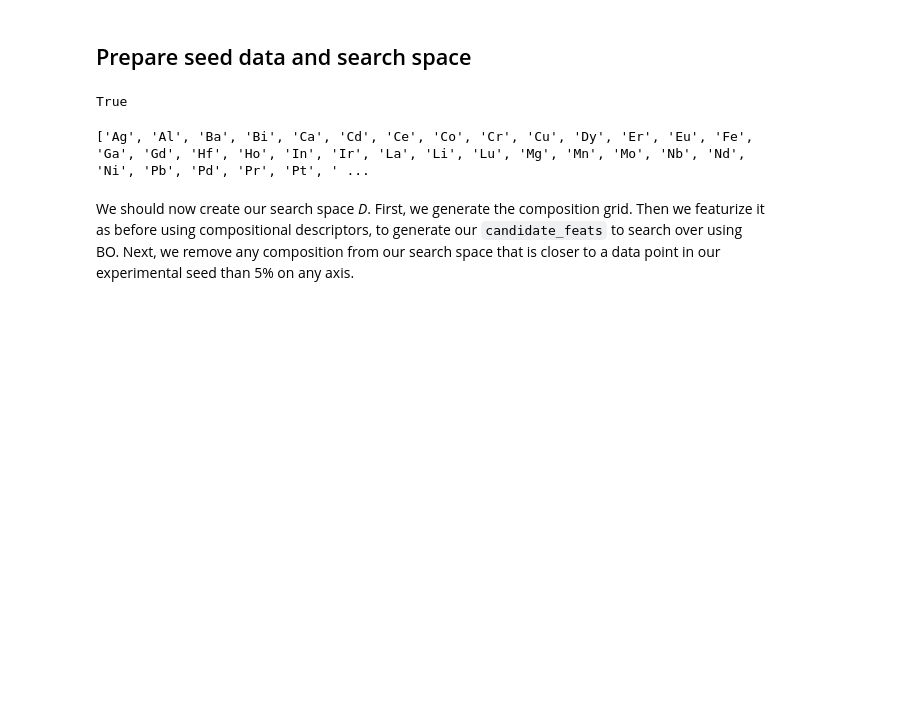
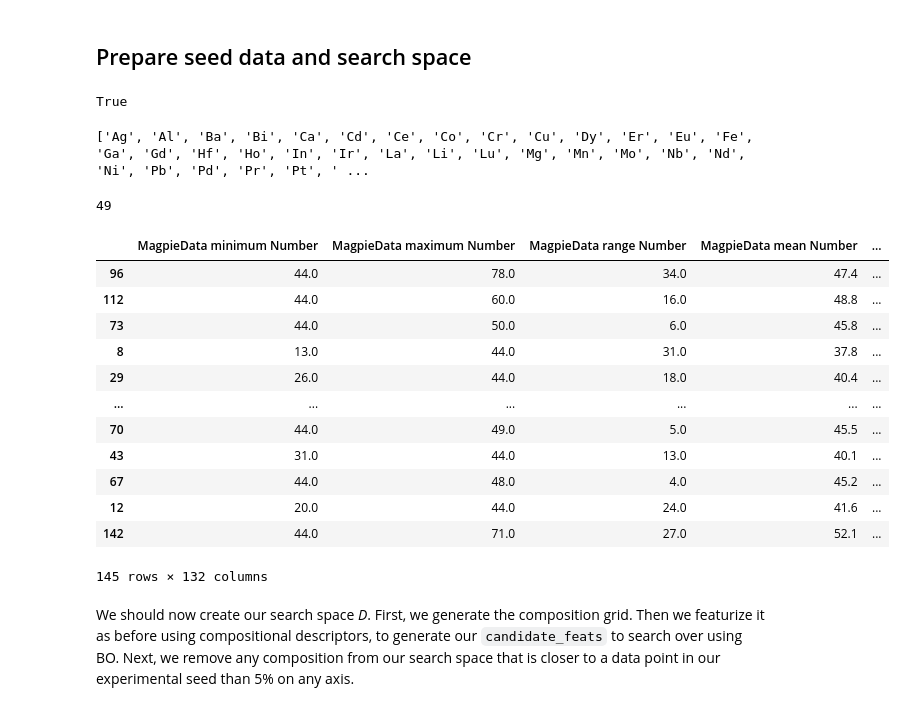
Before and after one commit to zonszer/ML-NP-design_test, a Jupyter notebook: SINP_BO_SPBCL-STEM_modify.ipynb, the cells around one changed output. Cells and saved outputs as stored; diff of their text form; code cells hidden in the pictures; blank space fills up the shorter version.

```diff
--- a/SINP_BO_SPBCL-STEM_modify.ipynb
+++ b/SINP_BO_SPBCL-STEM_modify.ipynb
@@ -55,23 +55,41 @@ for formula in list(df['formula'].values):
 unique_elements = sorted(list(unique_elements))
 
 print(unique_elements)
+unique_elements = set(unique_elements)
 len(unique_elements)
-unique_elements = set(unique_elements)
 # %% [output]
 ['Ag', 'Al', 'Ba', 'Bi', 'Ca', 'Cd', 'Ce', 'Co', 'Cr', 'Cu', 'Dy', 'Er', 'Eu', 'Fe', 'Ga', 'Gd', 'Hf', 'Ho', 'In', 'Ir', 'La', 'Li', 'Lu', 'Mg', 'Mn', 'Mo', 'Nb', 'Nd', 'Ni', 'Pb', 'Pd', 'Pr', 'Pt', ' ...
+49
 # %%
 # _elts = ['Au%', 'Ag%', 'Cu%', 'Co%', 'Ni%', 'Pt%', 'Pd%', 'Sn%']
-elem_necessay = set('Ru')
+elem_necessay = set(['Ru'])             #bug1 to be recorded
 elems_appd = set(unique_elements) - elem_necessay
+elements = list(elems_appd)
+elements.append('Ru')
 
 df = df.sample(frac=1) # shuffling the dataframe
 # df['target'] = -1*np.abs(df["Interfaces"]-1) # set target to single interface NPs
 df = df[~df.duplicated()] # drop duplicates
 
 # df['Composition'] = df.apply(get_comps,axis=1)
 # df['n_elems'] = (df[unique_elements]>0).sum(axis=1)
 
 ep = ElementProperty.from_preset(preset_name='magpie')
 featurized_df = ep.featurize_dataframe(df[ ['composition'] ],'composition').drop('composition',axis=1)
+featurized_df
+# %% [output]
+|  | MagpieData minimum Number | MagpieData maximum Number | MagpieData range Number | MagpieData mean Number | ... |
+| 96 | 44.0 | 78.0 | 34.0 | 47.4 | ... |
+| 112 | 44.0 | 60.0 | 16.0 | 48.8 | ... |
+| 73 | 44.0 | 50.0 | 6.0 | 45.8 | ... |
+| 8 | 13.0 | 44.0 | 31.0 | 37.8 | ... |
+| 29 | 26.0 | 44.0 | 18.0 | 40.4 | ... |
+| ... | ... | ... | ... | ... | ... |
+| 70 | 44.0 | 49.0 | 5.0 | 45.5 | ... |
+| 43 | 31.0 | 44.0 | 13.0 | 40.1 | ... |
+| 67 | 44.0 | 48.0 | 4.0 | 45.2 | ... |
+| 12 | 20.0 | 44.0 | 24.0 | 41.6 | ... |
+| 142 | 44.0 | 71.0 | 27.0 | 52.1 | ... |
+145 rows × 132 columns
 # %% [markdown]
 We should now create our search space *D*. First, we generate the composition grid. Then we featurize it as before using compositional descriptors, to generate our `candidate_feats` to search over using BO. Next, we remove any composition from our search space that is closer to a data point in our experimental seed than 5% on any axis.
```
Also changed, not shown: parts of 5 cells of this notebook, 3 other files.
